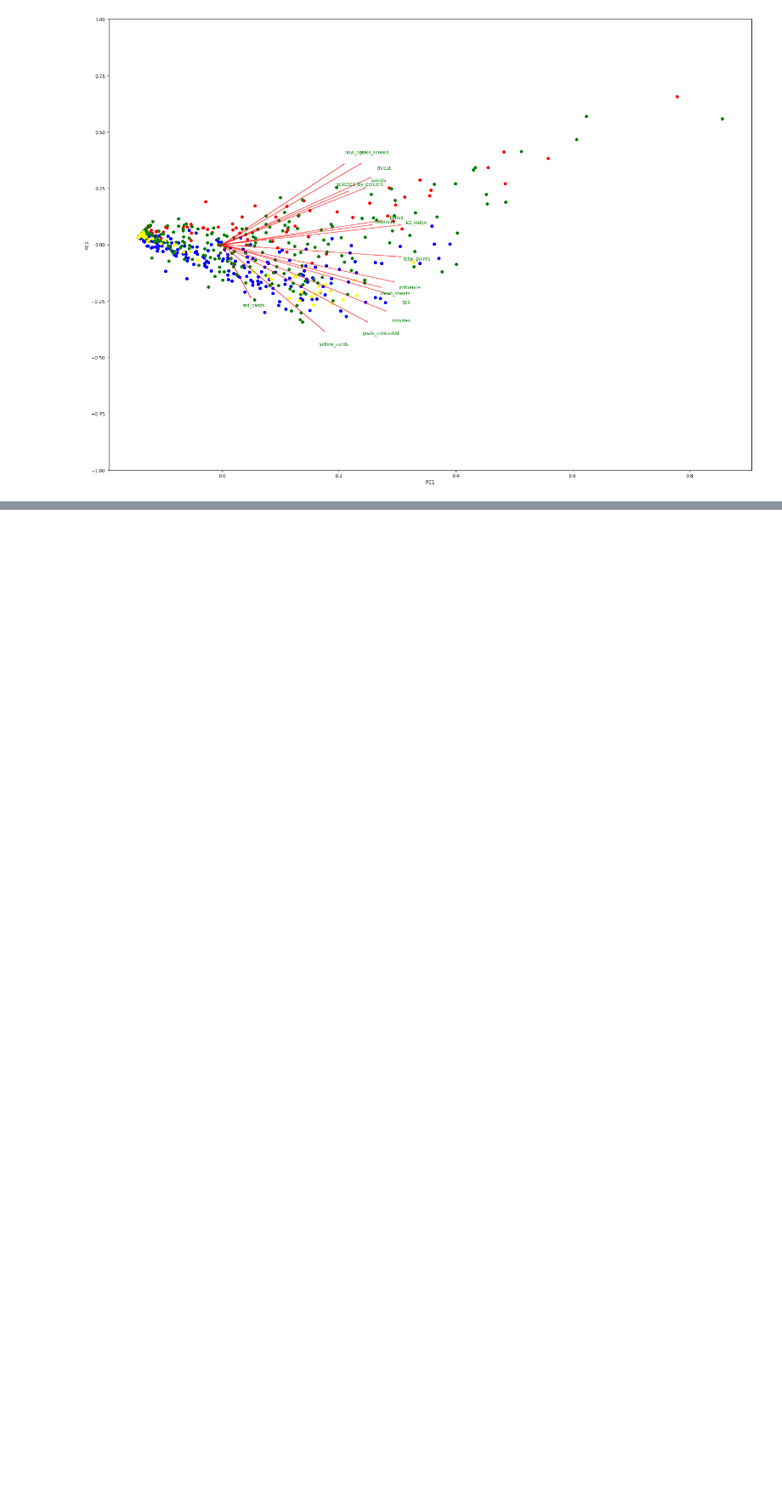
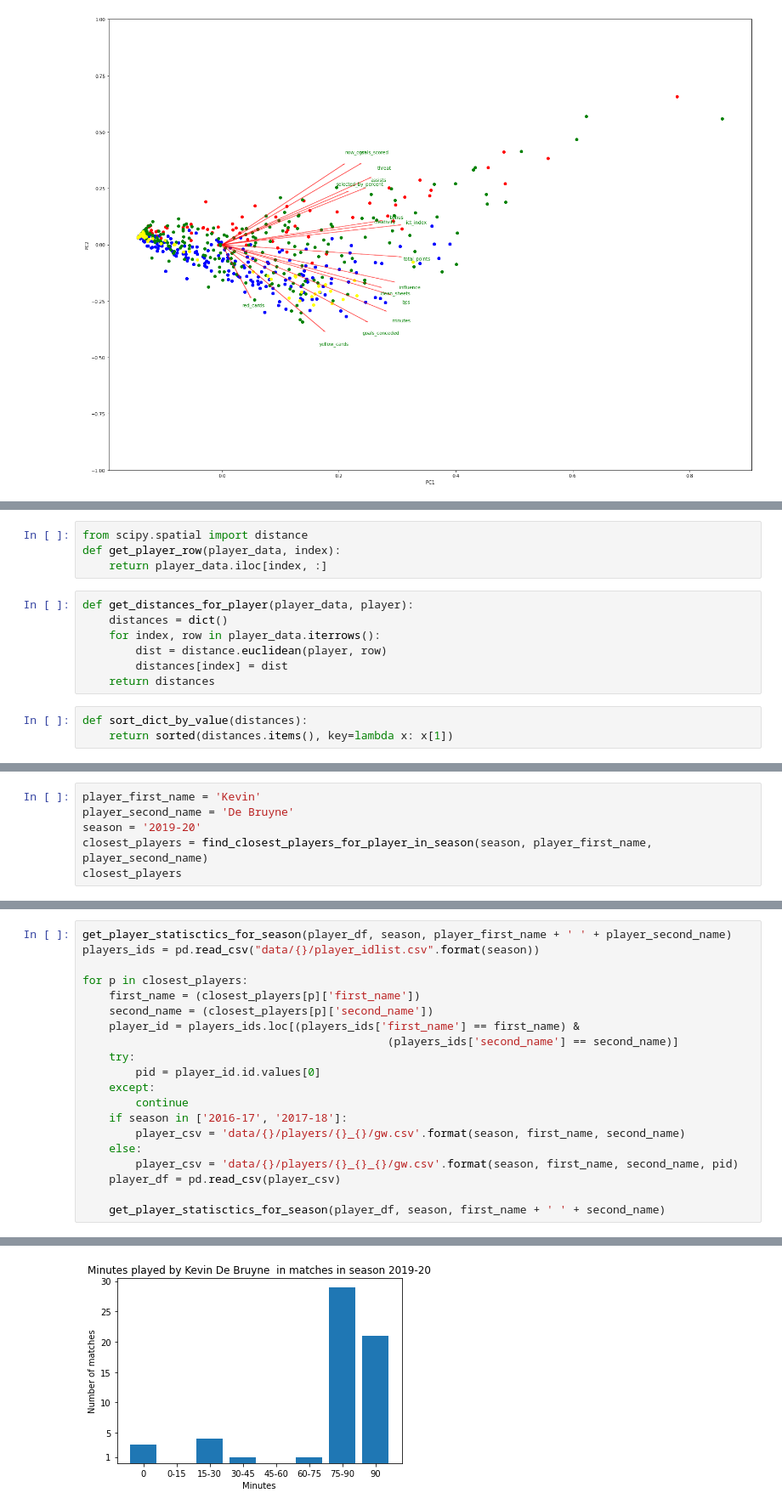
Before and after one commit to Shomrey/football-progres-analysis, a Jupyter notebook: Analysis-football-players.ipynb, the cells around one changed output, grey strips where cells are left out. Shown at 85% size. Saved outputs shown, nothing was run; the diff lists cells and outputs as text; blank space fills up the shorter version.

Commit message:
Add finding similar players using FPL data

```diff
--- a/Analysis-football-players.ipynb
+++ b/Analysis-football-players.ipynb
@@ -500,0 +526,14 @@ plt.show()
+# %%
+from scipy.spatial import distance
+def get_player_row(player_data, index):
+    return player_data.iloc[index, :]
+# %%
+def get_distances_for_player(player_data, player):
+    distances = dict()
+    for index, row in player_data.iterrows():
+        dist = distance.euclidean(player, row)
+        distances[index] = dist
+    return distances
+# %%
+def sort_dict_by_value(distances):
+    return sorted(distances.items(), key=lambda x: x[1])
@@ -500,0 +598,6 @@ plt.show()
+# %%
+player_first_name = 'Kevin'
+player_second_name = 'De Bruyne'
+season = '2019-20'
+closest_players = find_closest_players_for_player_in_season(season, player_first_name, player_second_name)
+closest_players
@@ -500,0 +623,21 @@ plt.show()
+# %%
+get_player_statisctics_for_season(player_df, season, player_first_name + ' ' + player_second_name)
+players_ids = pd.read_csv("data/{}/player_idlist.csv".format(season))
+
+for p in closest_players:
+    first_name = (closest_players[p]['first_name'])
+    second_name = (closest_players[p]['second_name'])
+    player_id = players_ids.loc[(players_ids['first_name'] == first_name) &
+                                              (players_ids['second_name'] == second_name)]
+    try:
+        pid = player_id.id.values[0]
+    except:
+        continue
+    if season in ['2016-17', '2017-18']:
+        player_csv = 'data/{}/players/{}_{}/gw.csv'.format(season, first_name, second_name)
+    else:
+        player_csv = 'data/{}/players/{}_{}_{}/gw.csv'.format(season, first_name, second_name, pid)
+    player_df = pd.read_csv(player_csv)
+
+    get_player_statisctics_for_season(player_df, season, first_name + ' ' + second_name)
+# %% [output]
@@ -500,0 +652 @@ plt.show()
+[figure, added]
```
Also changed, not shown: parts of 7 cells of this notebook.
